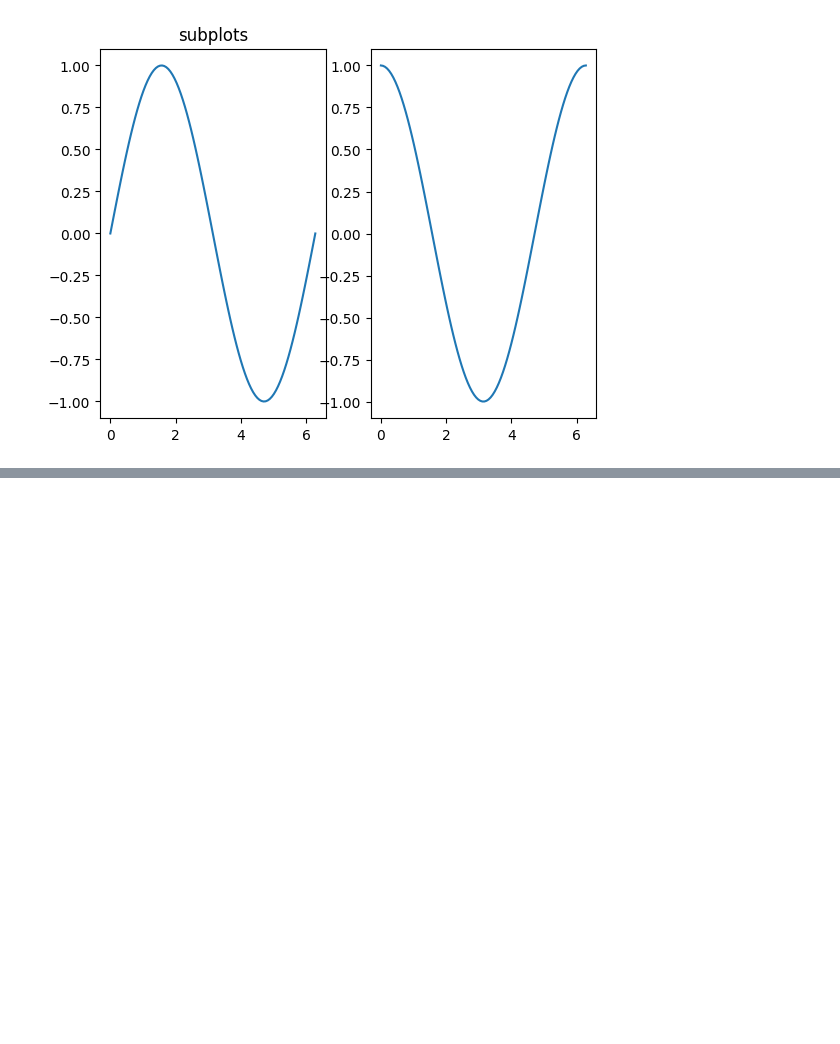
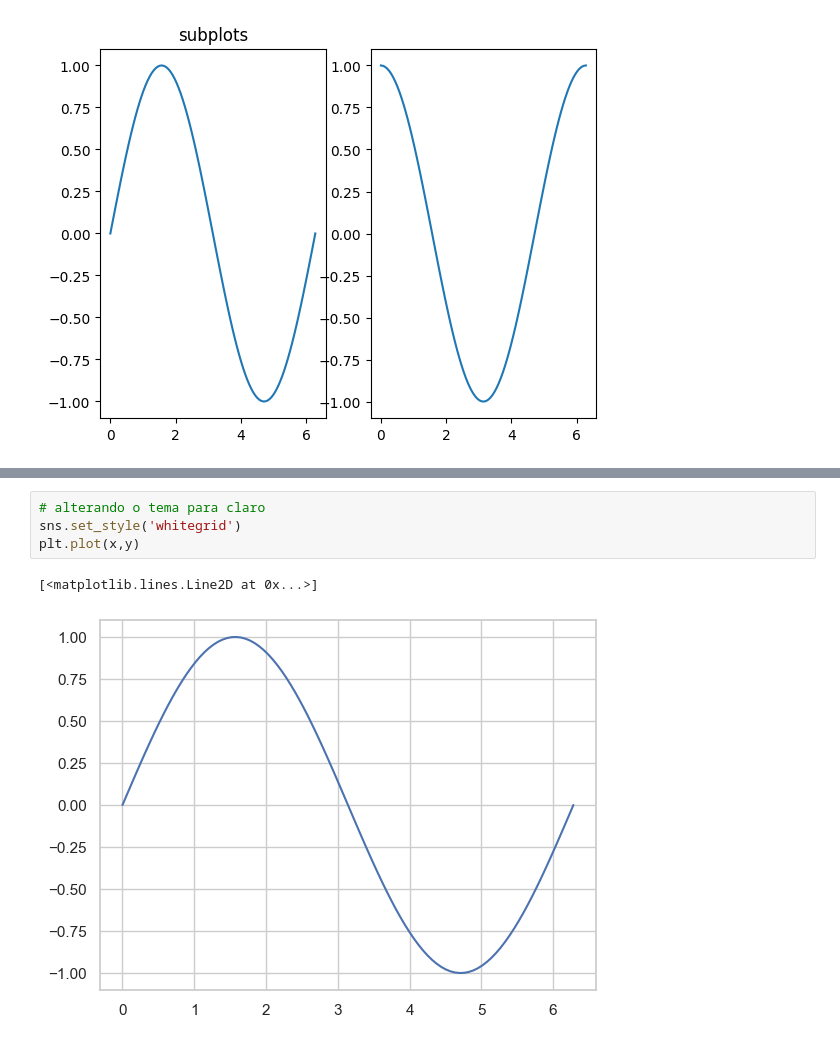
Before and after one commit to AlefHenrique10/fundamentos-bigData-python-SENAI, a Jupyter notebook: Aula 11 -visualização de dados.ipynb, the cells around one changed output, grey strips where cells are left out. Drawn from its saved outputs; the diff is of its cells as text; blank space fills up the shorter version.

```diff
--- a/Aula 11 -visualização de dados.ipynb
+++ b/Aula 11 -visualização de dados.ipynb
@@ -45,0 +123,7 @@ plt.plot(x,z)
+# %%
+# alterando o tema para claro
+sns.set_style('whitegrid')
+plt.plot(x,y)
+# %% [output]
+[<matplotlib.lines.Line2D at 0x...>]
+[figure, added]
```
Also changed, not shown: parts of 13 cells of this notebook, 4 other files.
